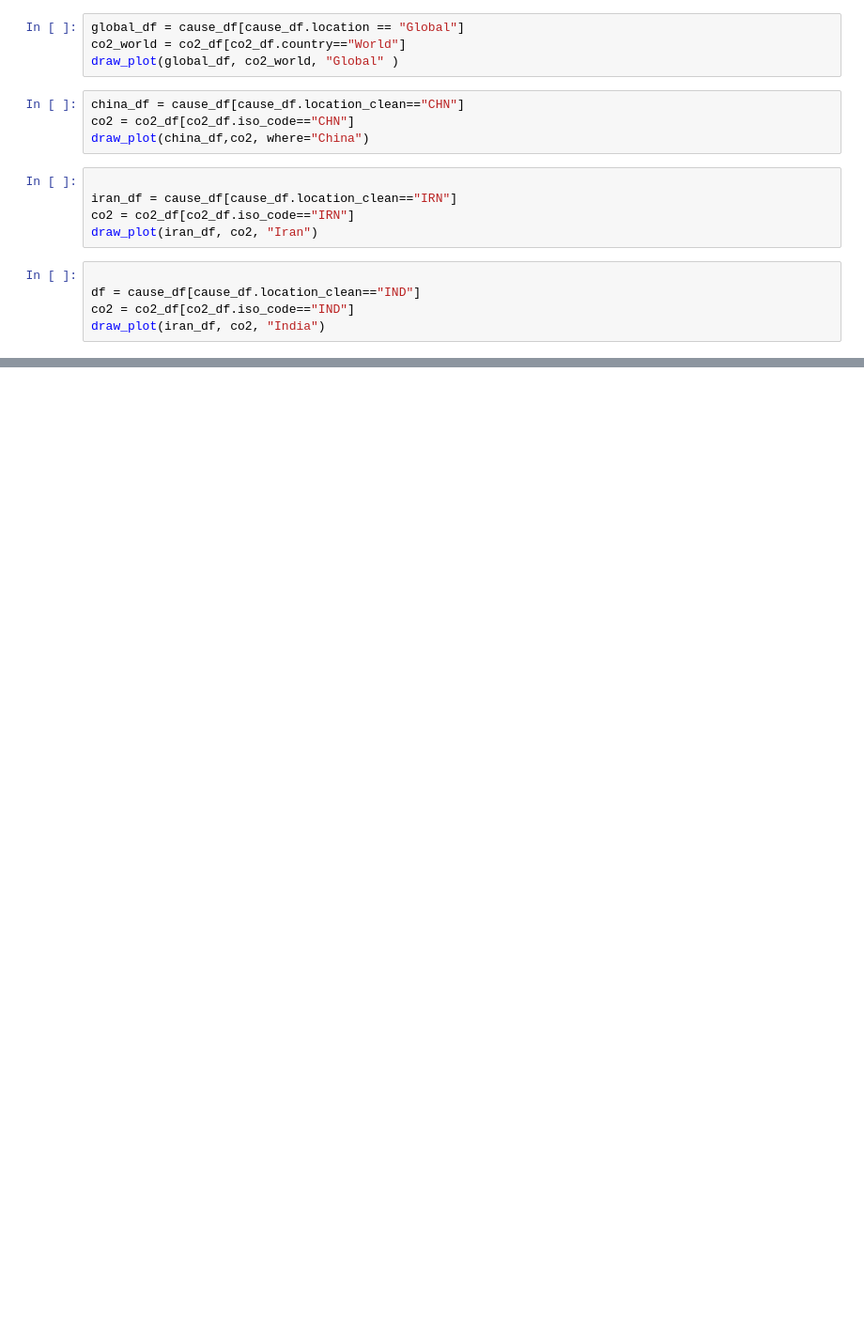
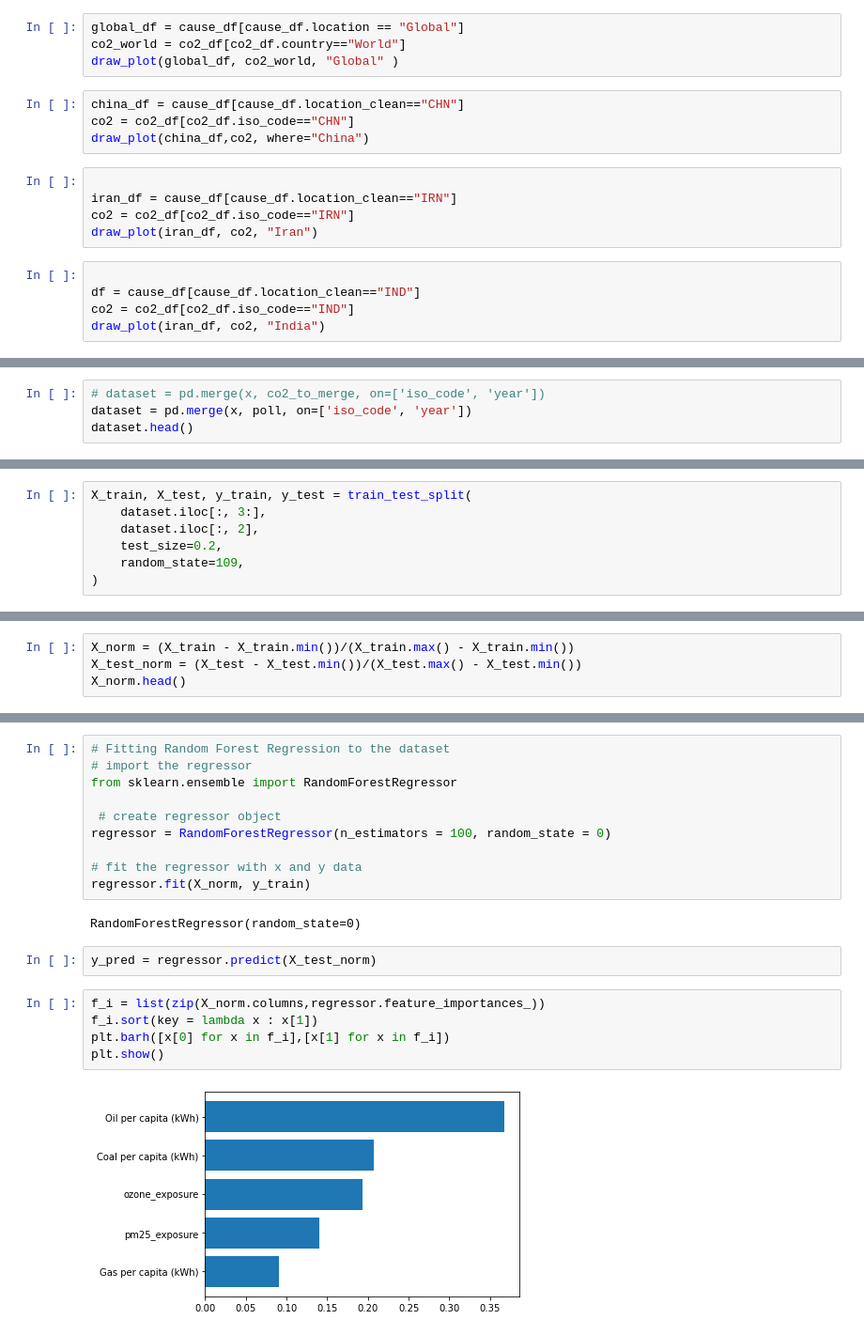
Before and after one commit to 1-1is0/air_pollution_effect, a Jupyter notebook: predict.ipynb, the cells around one changed output, grey strips where cells are left out. Shown at 94% size. Saved outputs shown, nothing was run; the diff lists cells and outputs as text; blank space fills up the shorter version.

```diff
--- a/predict.ipynb
+++ b/predict.ipynb
@@ -215,0 +303,4 @@ draw_plot(iran_df, co2, "India")
+# %%
+# dataset = pd.merge(x, co2_to_merge, on=['iso_code', 'year'])
+dataset = pd.merge(x, poll, on=['iso_code', 'year'])
+dataset.head()
@@ -215,0 +355,7 @@ draw_plot(iran_df, co2, "India")
+# %%
+X_train, X_test, y_train, y_test = train_test_split(
+    dataset.iloc[:, 3:],
+    dataset.iloc[:, 2],
+    test_size=0.2,
+    random_state=109,
+)
@@ -215,0 +366,4 @@ draw_plot(iran_df, co2, "India")
+# %%
+X_norm = (X_train - X_train.min())/(X_train.max() - X_train.min())
+X_test_norm = (X_test - X_test.min())/(X_test.max() - X_test.min())
+X_norm.head()
@@ -215,0 +377,21 @@ draw_plot(iran_df, co2, "India")
+# %%
+# Fitting Random Forest Regression to the dataset
+# import the regressor
+from sklearn.ensemble import RandomForestRegressor
+
+ # create regressor object
+regressor = RandomForestRegressor(n_estimators = 100, random_state = 0)
+
+# fit the regressor with x and y data
+regressor.fit(X_norm, y_train)
+# %% [output]
+RandomForestRegressor(random_state=0)
+# %%
+y_pred = regressor.predict(X_test_norm)
+# %%
+f_i = list(zip(X_norm.columns,regressor.feature_importances_))
+f_i.sort(key = lambda x : x[1])
+plt.barh([x[0] for x in f_i],[x[1] for x in f_i])
+plt.show()
+# %% [output]
+[figure, added]
```
Also changed, not shown: parts of 37 cells of this notebook.
